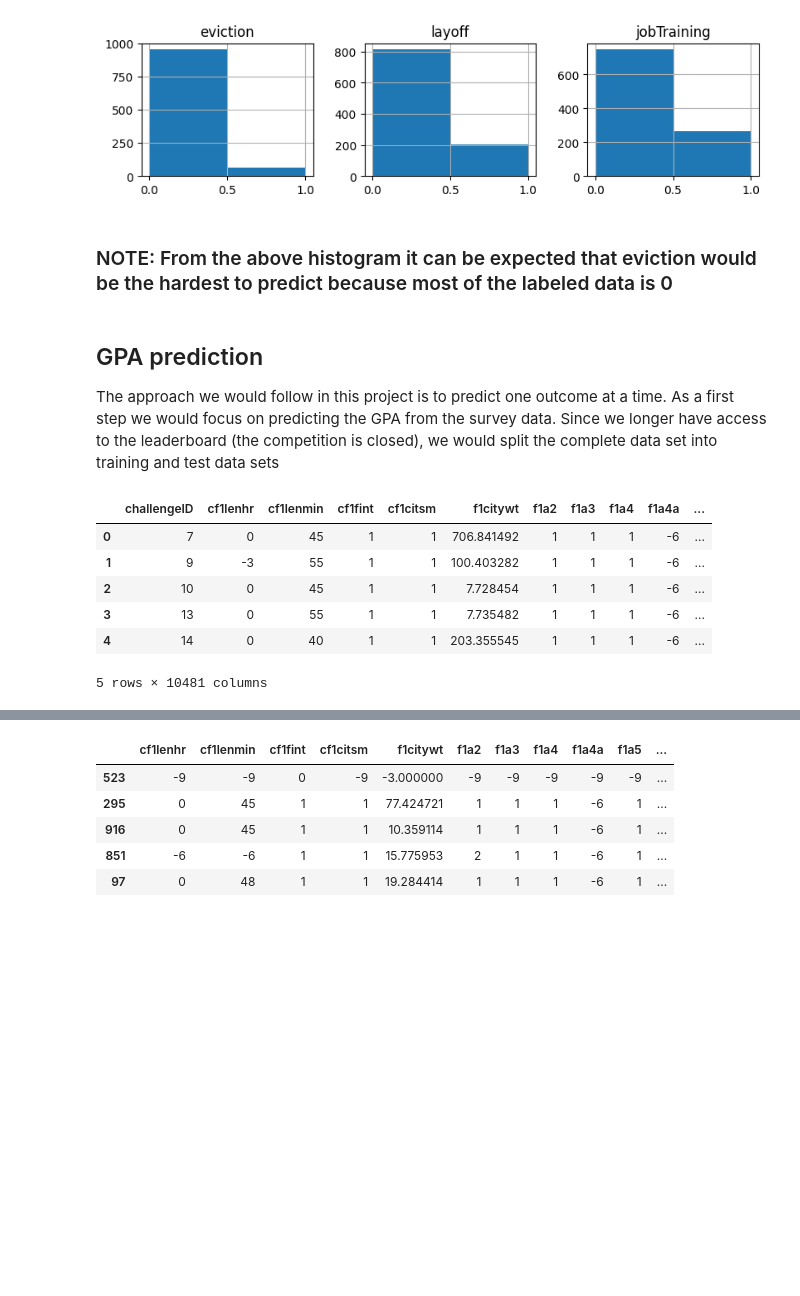
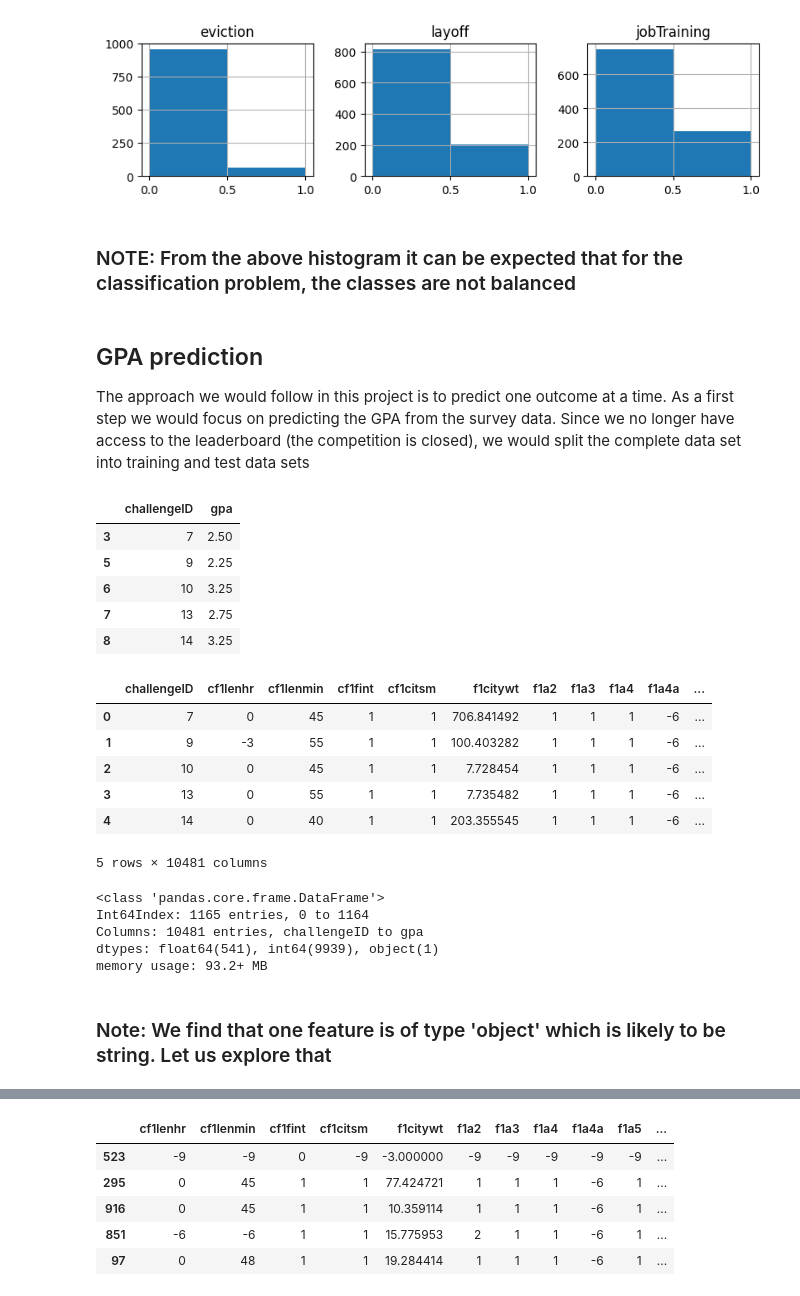
Before and after one commit to vivekkr1809/fragile_family_challenge, a Jupyter notebook: codes/ffchallenge_nb.ipynb, the cells around one changed output, grey strips where cells are left out. Cells and saved outputs as stored; diff of their text form; code cells hidden in the pictures; blank space fills up the shorter version.

```diff
--- a/codes/ffchallenge_nb.ipynb
+++ b/codes/ffchallenge_nb.ipynb
@@ -119,25 +119,41 @@ hist_binary = (outcome_data[['eviction', 'layoff', 'jobTraining']]).hist(bins=2,
 # %% [output]
 [figure]
 # %% [markdown]
-### NOTE: From the above histogram it can be expected that eviction would be the hardest to predict because most of the labeled data is 0
+### NOTE: From the above histogram it can be expected that for the classification problem, the classes are not balanced
 # %% [markdown]
 ## GPA prediction
 
-The approach we would follow in this project is to predict one outcome at a time. As a first step we would focus on predicting the GPA from the survey data. Since we longer have access to the leaderboard (the competition is closed), we would split the complete data set into training and test data sets
+The approach we would follow in this project is to predict one outcome at a time. As a first step we would focus on predicting the GPA from the survey data. Since we no longer have access to the leaderboard (the competition is closed), we would split the complete data set into training and test data sets
 # %%
-# Keep only those rows in the background dataframe for which we have labeled gpa outcomes
+# complete_gpa_datasetonly those rows in the background dataframe for which we have labeled gpa outcomes
 gpa_outcome = (pd.read_csv(OUTCOME_FILE, usecols=['challengeID', 'gpa']))
 gpa_outcome.dropna(inplace=True, axis=0)
 
-gpa_outcome.head()
+display(gpa_outcome.head())
 complete_gpa_dataset =pd.merge(background_data, gpa_outcome, how='inner', on=['challengeID'])
 complete_gpa_dataset.dropna(inplace=True, axis=1)
 complete_gpa_dataset.head()
 # %% [output]
-|  | challengeID | cf1lenhr | cf1lenmin | cf1fint | cf1citsm | f1citywt | f1a2 | f1a3 | f1a4 | f1a4a | ... |
-| 0 | 7 | 0 | 45 | 1 | 1 | 706.841492 | 1 | 1 | 1 | -6 | ... |
-| 1 | 9 | -3 | 55 | 1 | 1 | 100.403282 | 1 | 1 | 1 | -6 | ... |
-| 2 | 10 | 0 | 45 | 1 | 1 | 7.728454 | 1 | 1 | 1 | -6 | ... |
-| 3 | 13 | 0 | 55 | 1 | 1 | 7.735482 | 1 | 1 | 1 | -6 | ... |
-| 4 | 14 | 0 | 40 | 1 | 1 | 203.355545 | 1 | 1 | 1 | -6 | ... |
+|  | challengeID | gpa |
+| 3 | 7 | 2.50 |
+| 5 | 9 | 2.25 |
+| 6 | 10 | 3.25 |
+| 7 | 13 | 2.75 |
+| 8 | 14 | 3.25 |
+|  | challengeID | cf1lenhr | cf1lenmin | cf1fint | cf1citsm | f1citywt | f1a2 | f1a3 | f1a4 | f1a4a | ... |
+| 0 | 7 | 0 | 45 | 1 | 1 | 706.841492 | 1 | 1 | 1 | -6 | ... |
+| 1 | 9 | -3 | 55 | 1 | 1 | 100.403282 | 1 | 1 | 1 | -6 | ... |
+| 2 | 10 | 0 | 45 | 1 | 1 | 7.728454 | 1 | 1 | 1 | -6 | ... |
+| 3 | 13 | 0 | 55 | 1 | 1 | 7.735482 | 1 | 1 | 1 | -6 | ... |
+| 4 | 14 | 0 | 40 | 1 | 1 | 203.355545 | 1 | 1 | 1 | -6 | ... |
 5 rows × 10481 columns
+# %%
+complete_gpa_dataset.info()
+# %% [output]
+<class 'pandas.core.frame.DataFrame'>
+Int64Index: 1165 entries, 0 to 1164
+Columns: 10481 entries, challengeID to gpa
+dtypes: float64(541), int64(9939), object(1)
+memory usage: 93.2+ MB
+# %% [markdown]
+### Note: We find that one feature is of type 'object' which is likely to be string. Let us explore that
```
Also changed, not shown: parts of 33 cells of this notebook.
